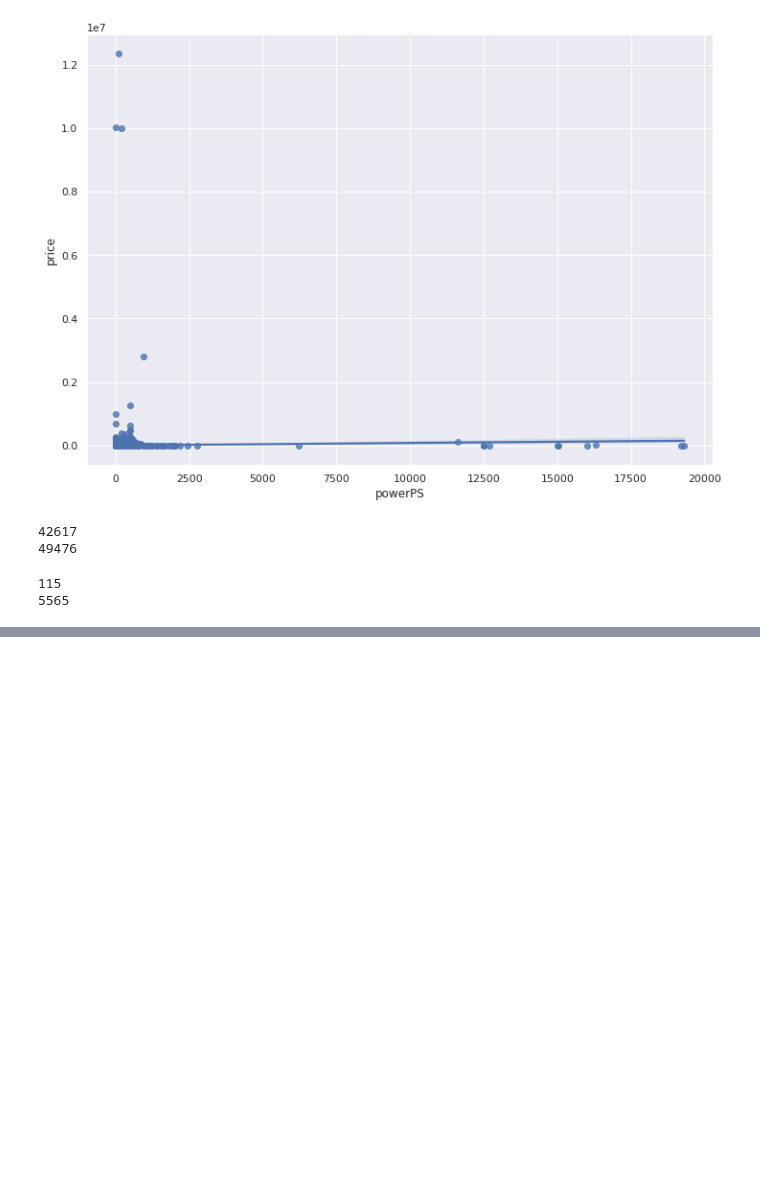
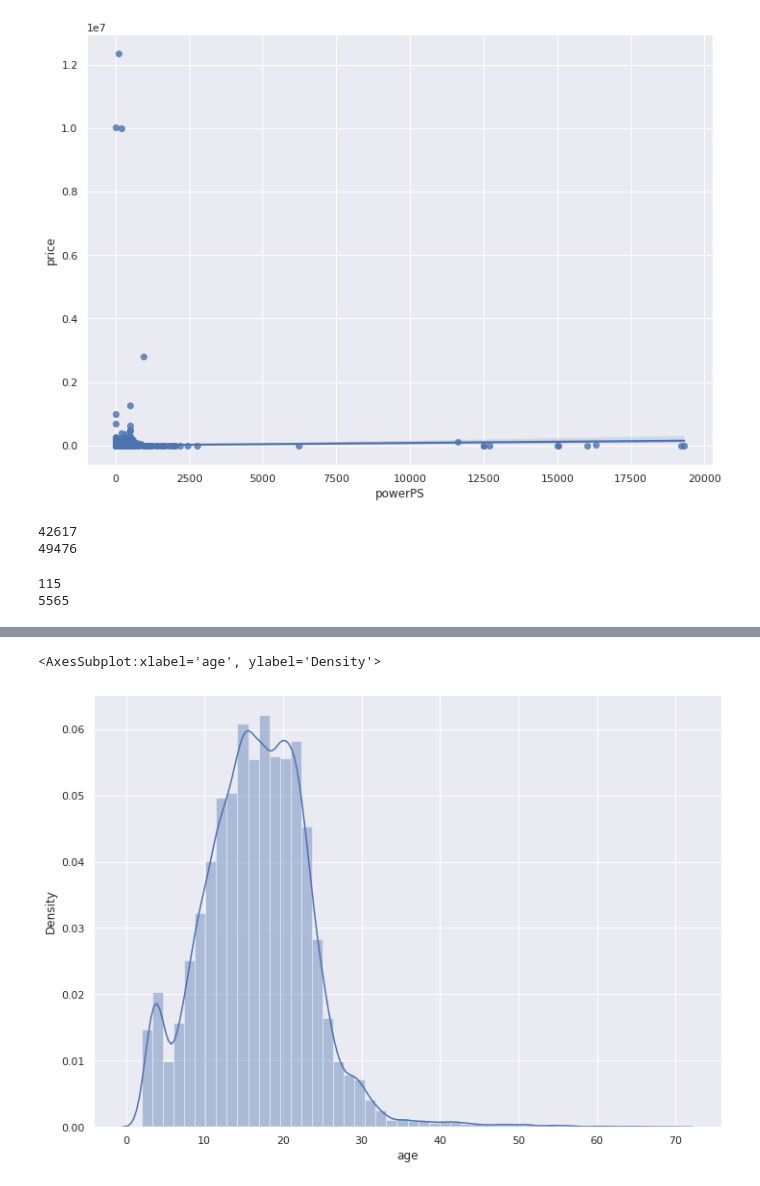
Before and after one commit to nova-sangeeth/pytest-workouts, a Jupyter notebook: GITAA/case_studies_1/case_study.ipynb, the cells around one changed output, grey strips where cells are left out. Saved outputs shown, nothing was run; the diff lists cells and outputs as text; code cells hidden in the pictures; blank space fills up the shorter version.

```diff
--- a/GITAA/case_studies_1/case_study.ipynb
+++ b/GITAA/case_studies_1/case_study.ipynb
@@ -355,0 +358,10 @@ WORKING RANGE:
+# %%
+"""Removing duplicates."""
+cars = cars[
+    (cars['yearOfRegistration'] <= 2020) &
+    (cars['yearOfRegistration'] >= 1950) &
+    (cars['price'] >= 100) &
+    (cars['price'] <= 150000) &
+    (cars['powerPS'] >= 50) &
+    (cars['powerPS'] <= 500)
+]
@@ -355,0 +448,4 @@ WORKING RANGE:
+# %%
+"""convert the monthOfRegistration to decimal format"""
+cars['monthOfRegistration'] = cars['monthOfRegistration'] / 12
+cars['monthOfRegistration'].head()
@@ -355,0 +459,11 @@ WORKING RANGE:
+# %%
+# Adding a new column for age.
+"""
+    age = 2020 - yearOfRegistration
+    month or registration is a decimal number.
+    so 17 years + .5 = 17.5 years.
+"""
+cars['age'] = 2020 - cars['yearOfRegistration'] + cars['monthOfRegistration']
+"""Round of the age"""
+# cars['age'] = cars['age'].round(2)
+cars['age'] = round(cars['age'], 2)
@@ -355,0 +492,5 @@ WORKING RANGE:
+# %%
+"""removing year of registration and month of registration"""
+cars = cars.drop(
+    columns=['yearOfRegistration', 'monthOfRegistration']
+)
@@ -355,0 +509,8 @@ WORKING RANGE:
+# %%
+"""Visualizing the new data for age"""
+sns.distplot(
+    cars['age'],
+)
+# %% [output]
+<AxesSubplot:xlabel='age', ylabel='Density'>
+[figure, added]
```
Also changed, not shown: parts of 53 cells of this notebook.
